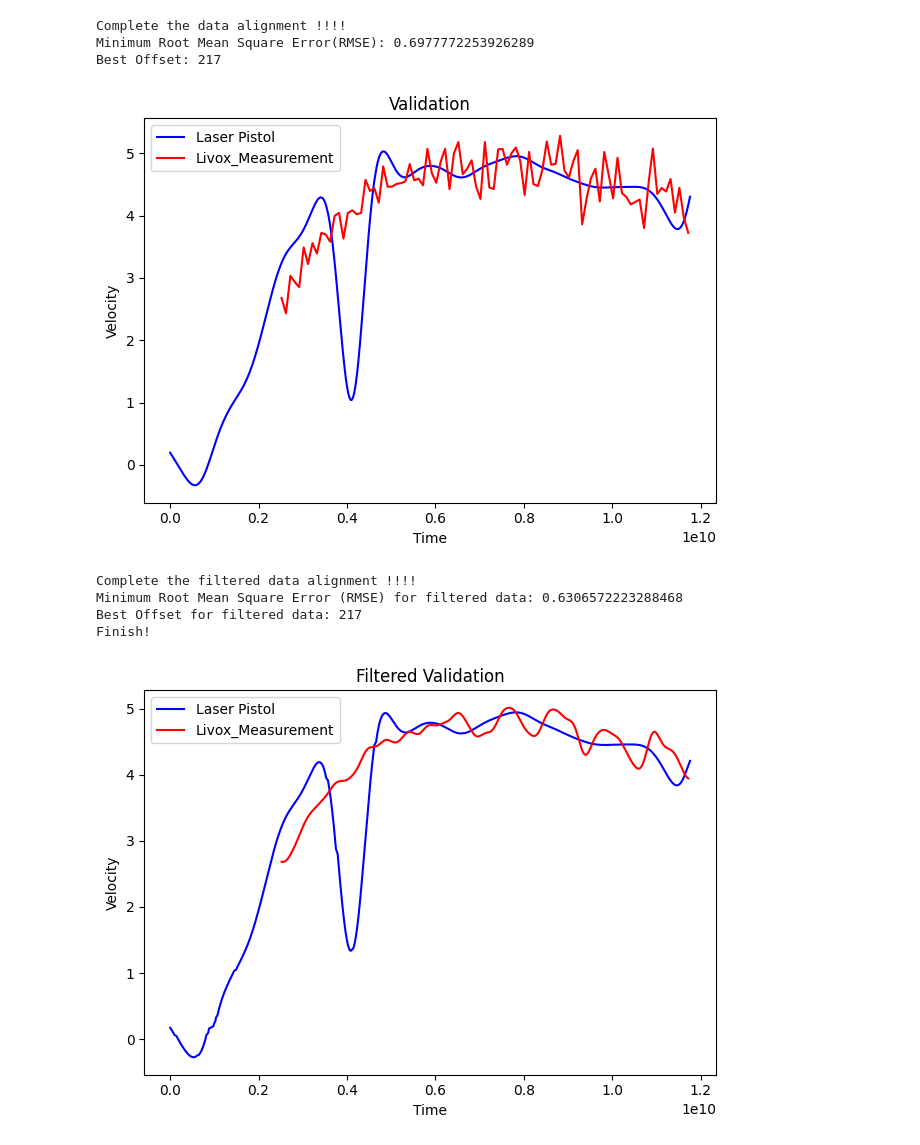
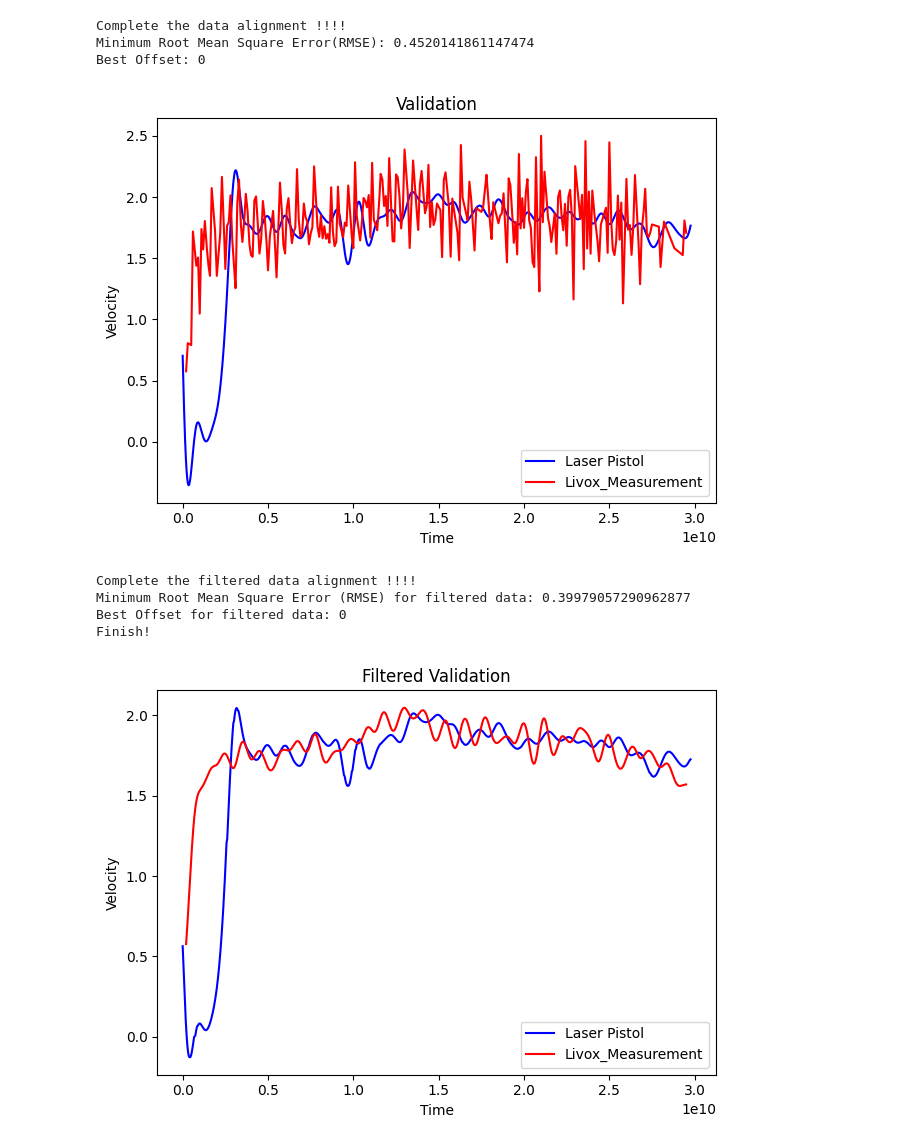
Before and after one commit to KenKobayashilax/lidar_in_soccer, a Jupyter notebook: bbox_detect_modified.ipynb, the cells around one changed output. Saved outputs shown, nothing was run; the diff lists cells and outputs as text; code cells hidden in the pictures.

```diff
--- a/bbox_detect_modified.ipynb
+++ b/bbox_detect_modified.ipynb
@@ -16,11 +19,11 @@ from utils.handling_cluster import visualize_by_cluster_bbox, crop_cluster, visu
 from detection.detect import compute_nearest_cluster_multicase, compute_bbox, save_bbox_result
 from plane_elimination.plane_elimination import eliminate_planes
 from plane_elimination.plane_equotions_list import planes_list, bool_list #list to define plane equotions
-from validation.data_preprocess import butter_lowpass_filter, align_dataframe, plot_validation_result, plot_validation_filtered_result
+from validation.data_preprocess import butter_lowpass_filter, align_dataframe, plot_validation_result, plot_validation_filtered_result, plot_trajectory
 
 data_type_name_pcd = "LIVOX_Hallway_pcds"
-experiment_name = "jogging to end_2nd"
-dir_name = "res100ms_start20.5s"
+experiment_name = "Walking_to_end_1st"
+dir_name = "res100ms_start7s"
 
 #directory path of pcd files
 directory_path = os.path.join(DATA_PATH, data_type_name_pcd, experiment_name, dir_name)
@@ -59,7 +60,7 @@ if not os.path.exists(folder_tracked):
     os.makedirs(folder_tracked)
 
 #initialization
-eps = 0.5
+eps = 0.8
 center_prev_list = []  #initialize the center list for the next frame
 center_prev = np.zeros(3) #initialize center of human cluster in previous frame
 cluster_ids = []
@@ -188,6 +189,7 @@ for subfolder in subfolders:
     centers_xy = [row[:2] for row in center_list]
     time_list = [float(num) for num in time_list]
 
+
     velocities = []
     csv_data = []
 
@@ -221,5 +223,10 @@ for subfolder in subfolders:
         for time, velocity in csv_data:
             writer.writerow([time, velocity])
 
+    # save trajectory figure
+    trajectory_figure = "trajectory_plot.png"
+    figure_path = os.path.join(folder_tracked, subfolder_name, trajectory_figure)
+
+    plot_trajectory(centers_xy, figure_path)
 
 print("end")
@@ -236,7 +263,7 @@ ms = pd.read_csv(ms_directory_path)
 
 # directory path of ground truth csv file
 gt_folder = "Data"
-gt_file_name = "Run_2.csv"
+gt_file_name = "Run_1.csv"
 gt_directory_path = os.path.join(BASE_PATH, gt_folder, gt_file_name)
 gt = pd.read_csv(gt_directory_path)
 
@@ -257,10 +284,10 @@ ms = ms.resample('0.01S').mean().interpolate()
 
 
 ############### butter filter #####################
-ms_cutoff_frequency = 2.0  # cut-off frequency
+ms_cutoff_frequency = 1.0  # cut-off frequency
 ms_sample_rate = 100.0  # sampling rate
 
-gt_cutoff_frequency = 2.0  # cut-off frequency
+gt_cutoff_frequency = 1.0  # cut-off frequency
 gt_sample_rate = 100.0  # sampling rate
 
 ms_filtered_velocity = butter_lowpass_filter(ms['Velocity'], ms_cutoff_frequency, ms_sample_rate, order=4)
@@ -292,38 +319,38 @@ plt_file = "validation_plot.png"
 plt_path = os.path.join(BASE_PATH, folder_tracked, ms_folder, plt_file)
 plt.savefig(plt_path)
 plt.show()
 
 # FOR FILTERED DATA
 print(f"Complete the filtered data alignment !!!!")
 print(f"Minimum Root Mean Square Error (RMSE) for filtered data: {min_rmse_filtered}")
 print(f"Best Offset for filtered data: {best_offset_filtered}")
 
 f_plt = plot_validation_filtered_result(len_diff_filtered, best_chunk_filtered, gt, ms)
 f_plt_file = "filtered_validation_plot.png"
 f_plt_path = os.path.join(BASE_PATH, folder_tracked, ms_folder, f_plt_file)
 f_plt.savefig(f_plt_path)
 
 
 # save the RMSE to file
 rmse_csv_file = "rmse.csv"
 rmse_csv_path = os.path.join(BASE_PATH, folder_tracked, ms_folder, rmse_csv_file)
 
 with open(rmse_csv_path, mode='w', newline='') as file:
     writer = csv.writer(file)
 
     writer.writerow(['NAME', 'RMSE', 'Filtered RMSE'])
     writer.writerow([experiment_name, min_rmse, min_rmse_filtered])
 
 
 
 print("Finish!")
 # %% [output]
 Complete the data alignment !!!!
-Minimum Root Mean Square Error(RMSE): 0.6977772253926289
-Best Offset: 217
+Minimum Root Mean Square Error(RMSE): 0.4520141861147474
+Best Offset: 0
-[figure, old version]
+[figure, new version]
 Complete the filtered data alignment !!!!
-Minimum Root Mean Square Error (RMSE) for filtered data: 0.6306572223288468
-Best Offset for filtered data: 217
+Minimum Root Mean Square Error (RMSE) for filtered data: 0.39979057290962877
+Best Offset for filtered data: 0
 Finish!
-[figure, old version]
+[figure, new version]
```
Also changed, not shown: parts of 4 cells of this notebook, 1 other file.
